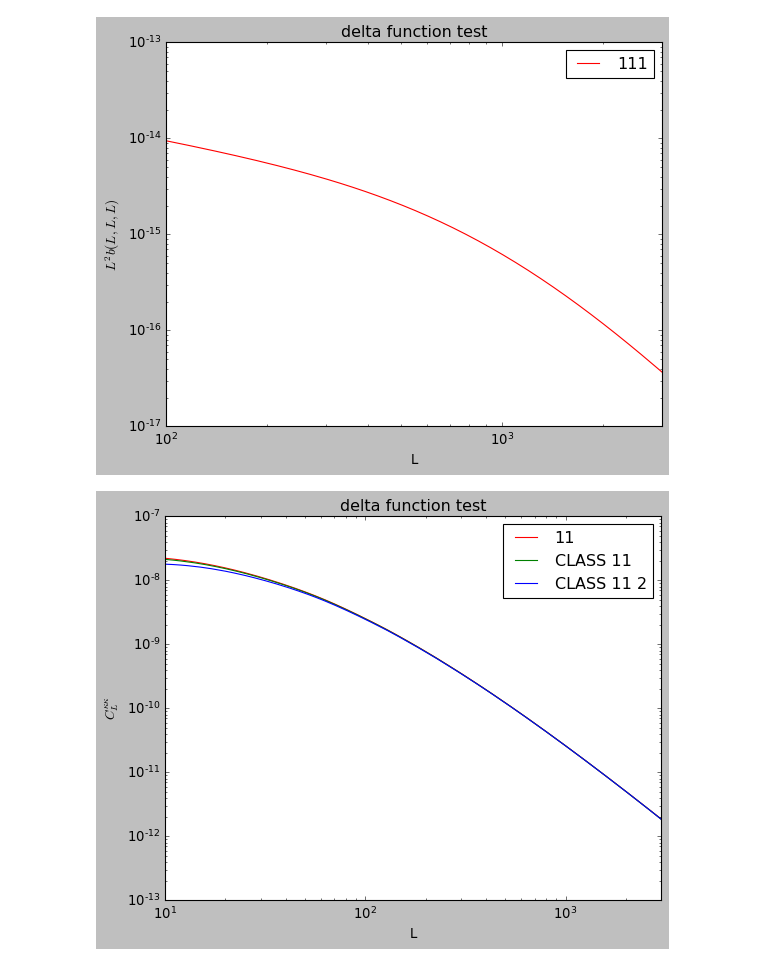
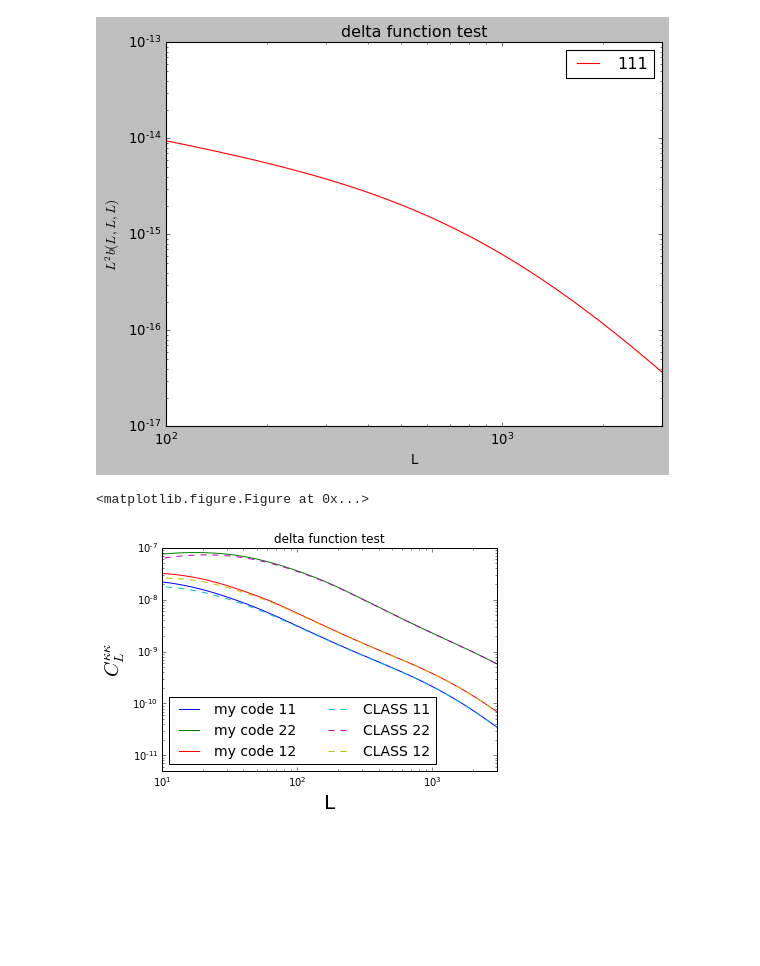
Before and after one commit to VMBoehm/BispectrumBias, a Jupyter notebook: TestBispectra.ipynb, the cells around one changed output. Drawn from its saved outputs; the diff is of its cells as text; code cells hidden in the pictures; blank space fills up the shorter version.

```diff
--- a/TestBispectra.ipynb
+++ b/TestBispectra.ipynb
@@ -102,21 +102,30 @@ plt.show()
 # %%
 L,l,theta   = pickle.load(open(ellpath+'ell_ang_equilat_Lmin10_Lmax3000_lmin10_lmax8000_lenL200_lenl220_lenang200_0e+00.pkl','r'))
 specpath='/home/nessa/Documents/Projects/LensingBispectrum/CMB-nonlinear/outputs/power_spectra/'
-CL_11 = np.load(specpath+'CL_deltatest_equilat_Takada_Lmin10-Lmax2999_.npy')
-ll, cls11, cls11_ = np.load(specpath+'CL_deltatest_equilat_Takada_Lmin10-Lmax2999__CLASS.npy')
+CL_11 = np.load(specpath+'CL_CLtest05_equilat_Takada_Lmin10-Lmax2999_halofit.npy')
+ll1, cls11, cls11_ = np.load(specpath+'CL_CLtest05_equilat_Takada_Lmin10-Lmax2999_halofit_CLASS.npy')
+plt.figure()
+CL_22 = np.load(specpath+'CL_CLtest25_equilat_Takada_Lmin10-Lmax2999_halofit.npy')
+ll, cls22, cls22_ = np.load(specpath+'CL_CLtest25_equilat_Takada_Lmin10-Lmax2999_halofit_CLASS.npy')
+CL_12 = np.load(specpath+'CL_CLtestcross_equilat_Takada_Lmin10-Lmax2999_halofit.npy')
+ll, cls12, cls12_ = np.load(specpath+'CL_CLtestcross_equilat_Takada_Lmin10-Lmax2999_halofit_CLASS.npy')
 plt.figure()
 plt.title('delta function test' )
-plt.loglog(L,CL_11,c='r',label='11')
-plt.loglog(ll,cls11,c='g',label='CLASS 11')
-plt.loglog(ll,cls11_,c='b',label='CLASS 11 2')
+plt.loglog(L,CL_11,label='my code 11')
+plt.loglog(L,CL_22,label='my code 22')
+plt.loglog(L,CL_12,label='my code 12')
+plt.loglog(ll1,cls11_,ls='--',label='CLASS 11')
+plt.loglog(ll,cls22_,ls='--',label='CLASS 22')
+plt.loglog(ll,cls12_,ls='--',label='CLASS 12')
 plt.xlim(10,3000)
-#plt.ylim(1e-6,1e-3)
-plt.ylabel('$C_L^{\kappa \kappa}$')
-plt.xlabel('L')
-plt.legend(loc='best')
+plt.ylim(5e-12,1e-7)
+plt.ylabel('$C_L^{\kappa \kappa}$',fontsize=20)
+plt.xlabel('L',fontsize=20)
+plt.legend(loc='best',fontsize=14,ncol=2)
 plotpath='/home/nessa/Documents/Projects/LensingBispectrum/CMB-nonlinear/Tests/GalaxyLensing/'
-#plt.savefig(plotpath+'CLs.pdf',bbox_inches='tight')
+plt.savefig(plotpath+'CLsClassComp_nl.pdf',bbox_inches='tight')
 plt.show()
 # %% [output]
+<matplotlib.figure.Figure at 0x...>
-[figure, old version]
+[figure, new version]
 # %%
```
Also changed, not shown: parts of 2 cells of this notebook, 3 other files.
